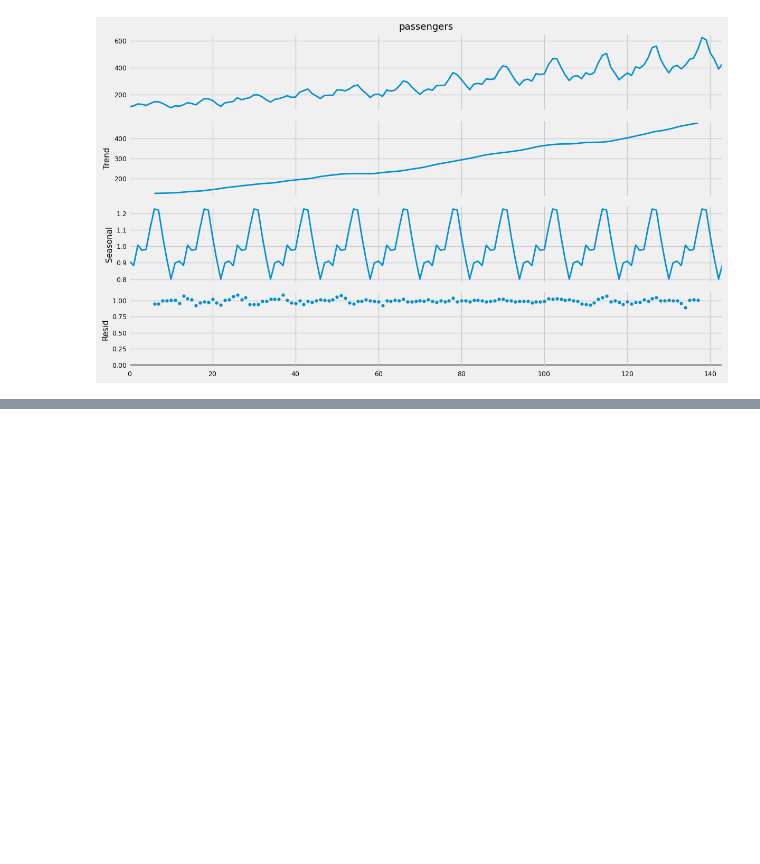
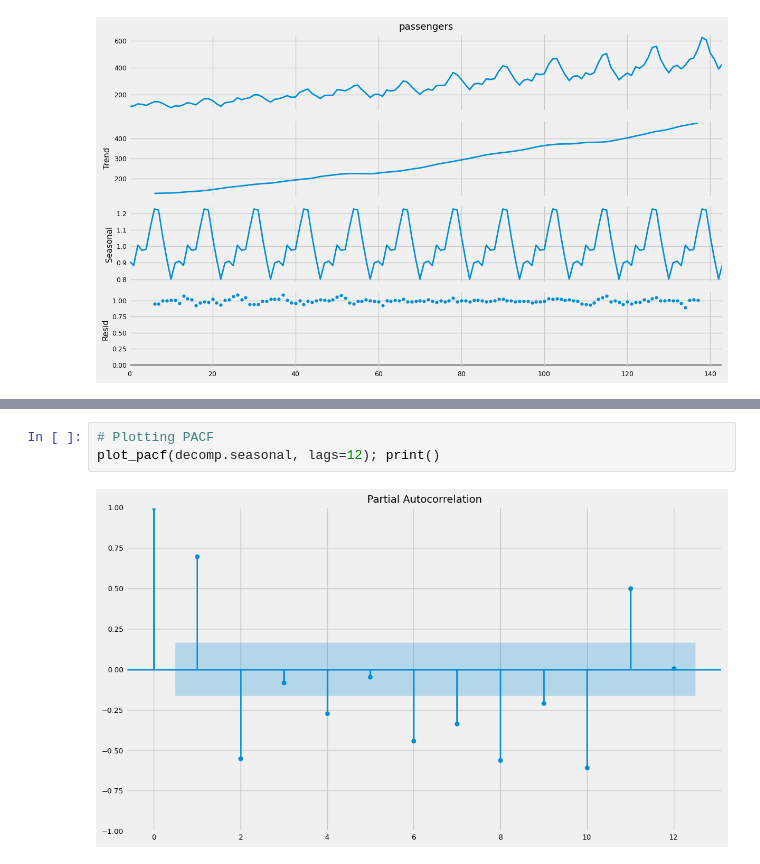
Before and after one commit to bachaudhry/time_series, a Jupyter notebook: ts_with_k/04_ARMA.ipynb, the cells around one changed output, grey strips where cells are left out. Cells and saved outputs as stored; diff of their text form; blank space fills up the shorter version.

```diff
--- a/ts_with_k/04_ARMA.ipynb
+++ b/ts_with_k/04_ARMA.ipynb
@@ -334,0 +351,5 @@ plt.show();
+# %%
+# Plotting PACF
+plot_pacf(decomp.seasonal, lags=12); print()
+# %% [output]
+[figure, added]
```
Also changed, not shown: parts of 3 cells of this notebook.
